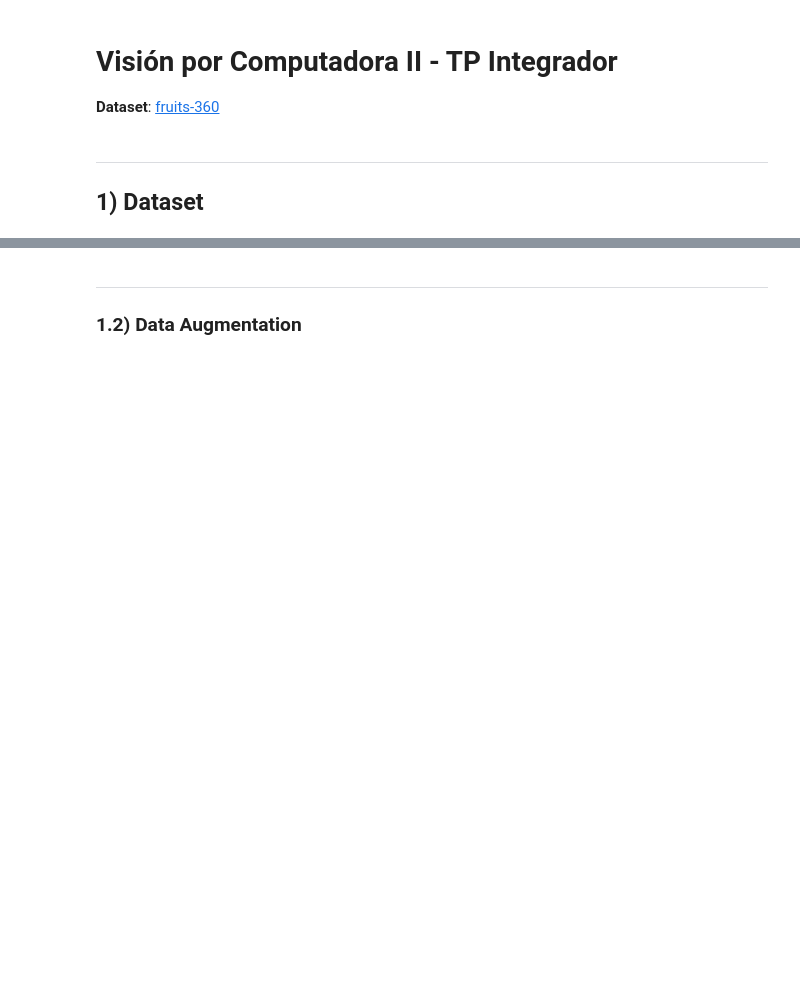
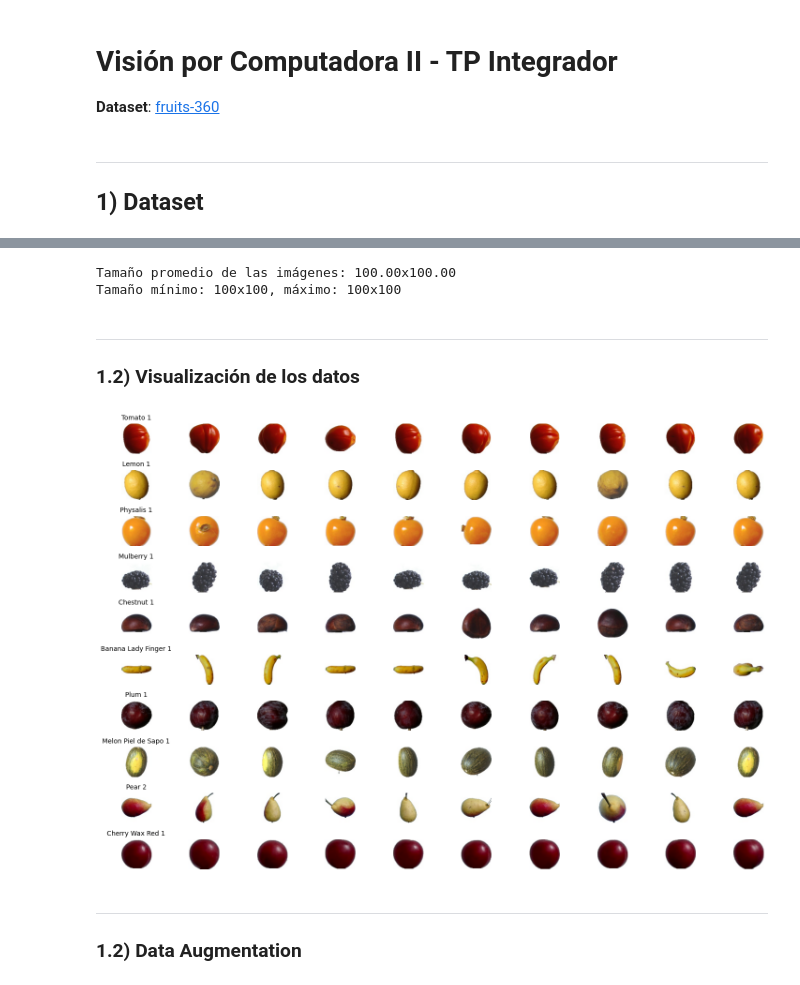
Before and after one commit to mmarando/vpc2, a Jupyter notebook: notebook_vpc2.ipynb, the cells around one changed output, grey strips where cells are left out. Saved outputs shown, nothing was run; the diff lists cells and outputs as text; code cells hidden in the pictures; blank space fills up the shorter version.

```diff
--- a/notebook_vpc2.ipynb
+++ b/notebook_vpc2.ipynb
@@ -73,3 +111,42 @@ plt.show()
+# %%
+# tamaño de las imágenes
+image_shapes = []
+for cls in classes:
+    folder = os.path.join(train_folder, cls)
+    for img_file in os.listdir(folder):
+        img_path = os.path.join(folder, img_file)
+        img = Image.open(img_path)
+        image_shapes.append(img.size)
+
+widths, heights = zip(*image_shapes)
+print(f"Tamaño promedio de las imágenes: {np.mean(widths):.2f}x{np.mean(heights):.2f}")
+print(f"Tamaño mínimo: {min(widths)}x{min(heights)}, máximo: {max(widths)}x{max(heights)}")
+# %% [output]
+Tamaño promedio de las imágenes: 100.00x100.00
+Tamaño mínimo: 100x100, máximo: 100x100
+# %% [markdown]
+---
+### 1.2) Visualización de los datos
+# %%
+# visualiza imágenes de ejemplo
+def mostrar_ejemplos(data_dir, classes, num_imagenes=5):
+    fig, axes = plt.subplots(len(classes), num_imagenes, figsize=(15, 10))
+    for i, cls in enumerate(classes):
+        folder = os.path.join(data_dir, cls)
+        images = os.listdir(folder)[:num_imagenes]
+        for j, img_file in enumerate(images):
+            img_path = os.path.join(folder, img_file)
+            img = Image.open(img_path)
+            axes[i, j].imshow(img)
+            axes[i, j].axis('off')
+            if j == 0:
+                axes[i, j].set_title(cls, fontsize=10)
+    plt.tight_layout()
+    plt.show()
+
+mostrar_ejemplos(train_folder, classes[:10], num_imagenes=10)
+# %% [output]
+[figure, added]
 # %% [markdown]
 ---
 ### 1.2) Data Augmentation
```
Also changed, not shown: parts of 9 cells of this notebook.
